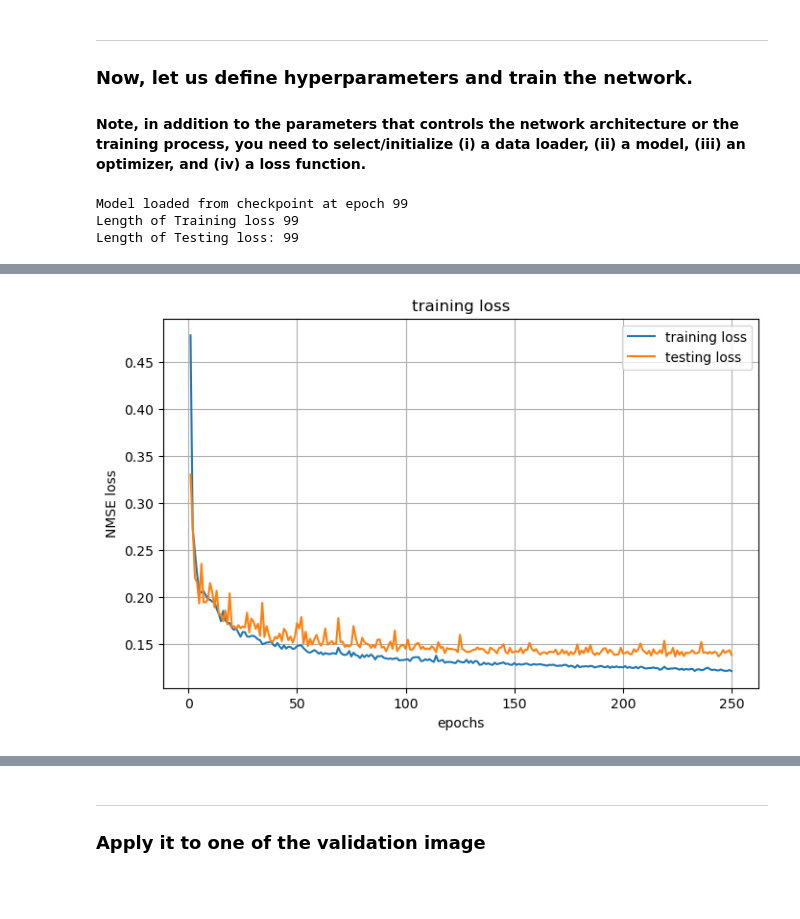
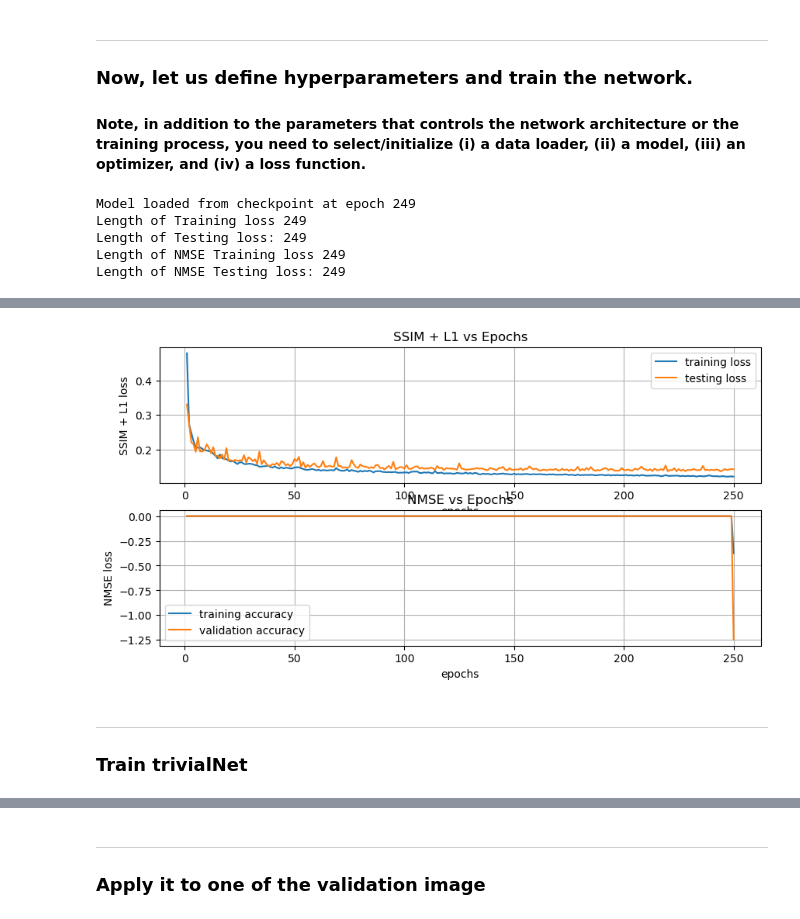
Before and after one commit to gwherb/Final-Project-Group-Work-5710, a Jupyter notebook: UNet_w_SSIM_L1.ipynb, the cells around one changed output, grey strips where cells are left out. Cells and saved outputs as stored; diff of their text form; code cells hidden in the pictures; blank space fills up the shorter version.

```diff
--- a/UNet_w_SSIM_L1.ipynb
+++ b/UNet_w_SSIM_L1.ipynb
@@ -84,7 +95,7 @@ Number of images in the validation dataset: 16
 # %%
-class TrivialNet(nn.Module):
+class DeNet(nn.Module):
     def __init__(self):
-        super(TrivialNet, self).__init__()
+        super(DeNet, self).__init__()
         self.relu = nn.ReLU()
 
         # Encoder Section
@@ -312,7 +352,8 @@ def SSIM_L1_loss(output, target):
 
 # Model, criterion, and optimizer
 train_loader = create_loader(train_dataset, batch_size)
-model = TrivialNet() # Pick a model
+val_loader = create_loader(val_dataset, batch_size)
+model = DeNet() # Pick a model
 if is_cuda:
     model = model.to(device)
 opt = optim.Adam(model.parameters(), lr=lr) # Pick an optimizer
@@ -321,26 +362,37 @@ opt = optim.Adam(model.parameters(), lr=lr) # Pick an optimizer
 criterion = SSIM_L1_loss
 avg_train_losses = []
 avg_test_losses = []
+avg_nmse_tr_loss = []
+avg_nmse_te_loss = []
 epoch = 0
 # %%
 # Checks to see if there is a checkpoint file, if there is, it will load the model and optimizer state
 
 # load in checkpoint if it exists and train
-if os.path.exists('model_checkpoint.pt'):
-    checkpoint = torch.load('model_checkpoint.pt')
+if os.path.exists('UNet_w_SSIM_L1.pt'):
+    checkpoint = torch.load('UNet_w_SSIM_L1.pt')
     model.load_state_dict(checkpoint['model_state_dict'])
     opt.load_state_dict(checkpoint['optimizer_state_dict'])
     avg_train_losses = checkpoint['avg_train_losses']
     avg_test_losses = checkpoint['avg_test_losses']
     epoch = checkpoint['epoch']
+    # avg_nmse_tr_losses = checkpoint['avg_nmse_tr_loss']
+    # avg_nmse_te_losses = checkpoint['avg_nmse_te_loss']
+    avg_nmse_tr_losses = [0] * epoch
+    avg_nmse_te_losses = [0] * epoch
+
     print('Model loaded from checkpoint at epoch', checkpoint['epoch'])
     print('Length of Training loss', len(avg_test_losses))
     print('Length of Testing loss:', len(avg_test_losses))
+    print('Length of NMSE Training loss', len(avg_nmse_tr_losses))
+    print('Length of NMSE Testing loss:', len(avg_nmse_te_losses))
 # %% [output]
-Model loaded from checkpoint at epoch 99
-Length of Training loss 99
-Length of Testing loss: 99
+Model loaded from checkpoint at epoch 249
+Length of Training loss 249
+Length of Testing loss: 249
+Length of NMSE Training loss 249
+Length of NMSE Testing loss: 249
 # %%
 # train model (from scratch or a checkpoint)
-train_model(model, opt, criterion, train_loader, test_loader, num_epoch, sig, avg_train_losses, avg_test_losses, epoch)
+train_model(model, opt, criterion, train_loader, val_loader, num_epoch, sig, avg_train_losses, avg_test_losses, avg_nmse_tr_losses, avg_nmse_te_losses, epoch, save = True)
 # %% [output]
@@ -364 +405,4 @@ Length of Testing loss: 250
-[figure, old version]
+[figure, new version]
+# %% [markdown]
+___
+### Train trivialNet
```
Also changed, not shown: parts of 15 cells of this notebook.
